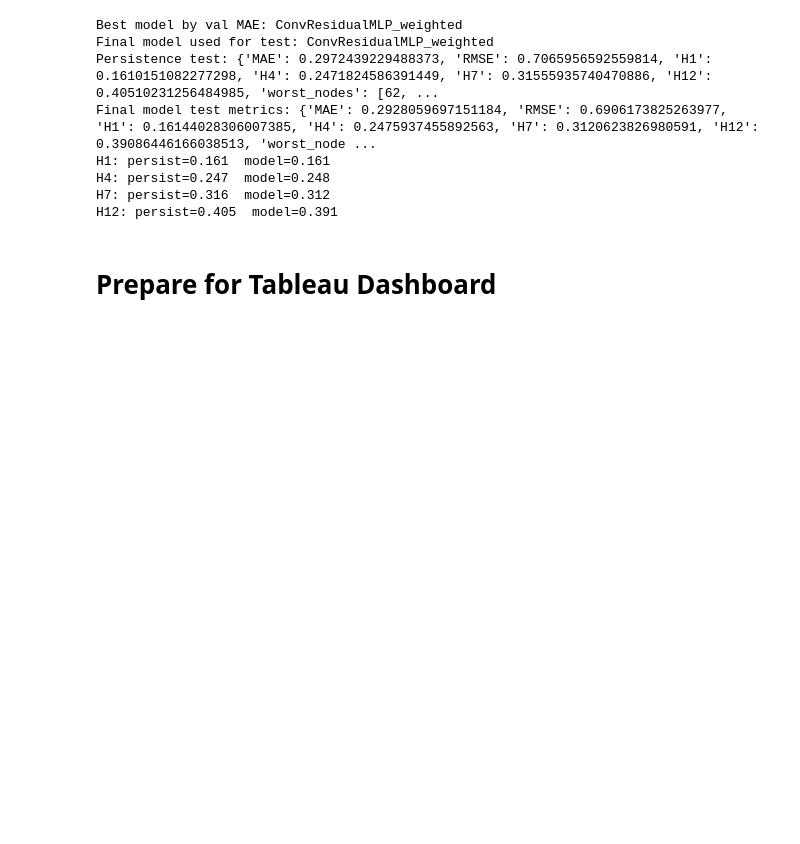
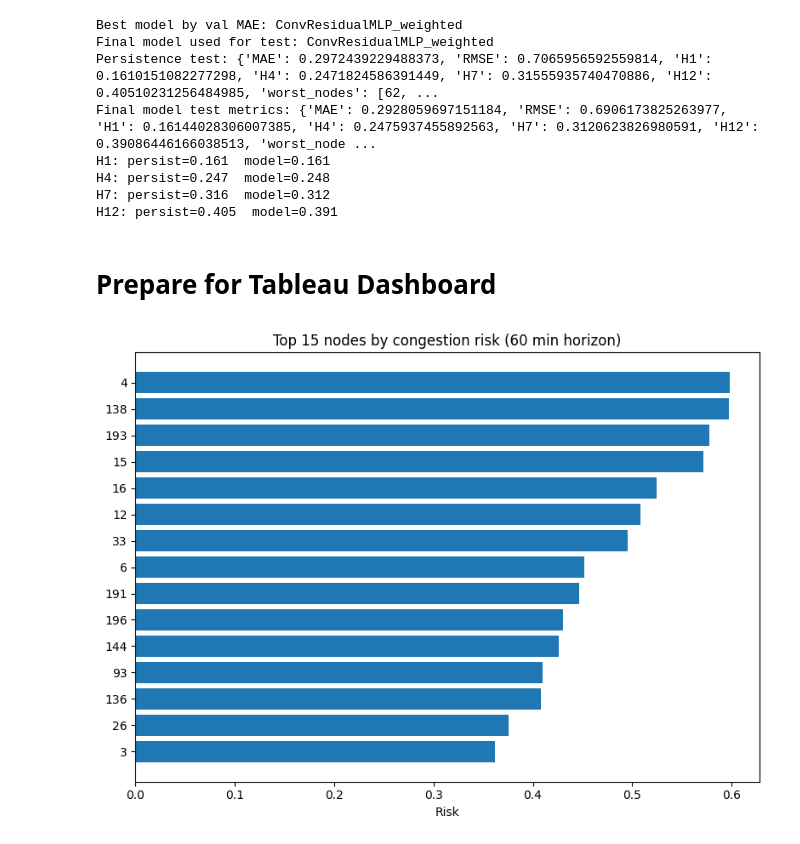
Before and after one commit to Kvnhooman/AAI530_Final_Project_Team7, a Jupyter notebook: Traffic_Prediction.ipynb, the cells around one changed output. Drawn from its saved outputs; the diff is of its cells as text; code cells hidden in the pictures; blank space fills up the shorter version.

```diff
--- a/Traffic_Prediction.ipynb
+++ b/Traffic_Prediction.ipynb
@@ -948,6 +972,17 @@ df_congestion = (
 )
 
 df_congestion.to_csv("dashboard_top_congestion_60min.csv", index=False)
+# %%
+top = df_congestion.head(15)
+plt.figure(figsize=(8, 6))
+plt.barh(top["node_id"].astype(str), top["risk"])
+plt.xlabel("Risk")
+plt.title("Top 15 nodes by congestion risk (60 min horizon)")
+plt.gca().invert_yaxis()
+plt.tight_layout()
+plt.show()
+# %% [output]
+[figure, added]
 # %%
 # 2. Multi-horizon forecast curves
 df_horizon_curves = df_dash.copy()
```
Also changed, not shown: parts of 23 cells of this notebook, 5 other files.
